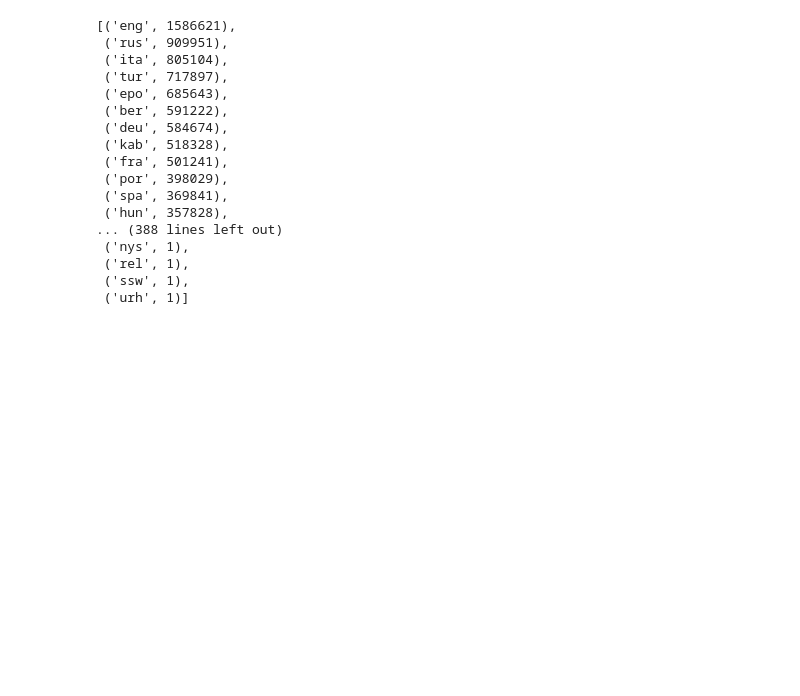
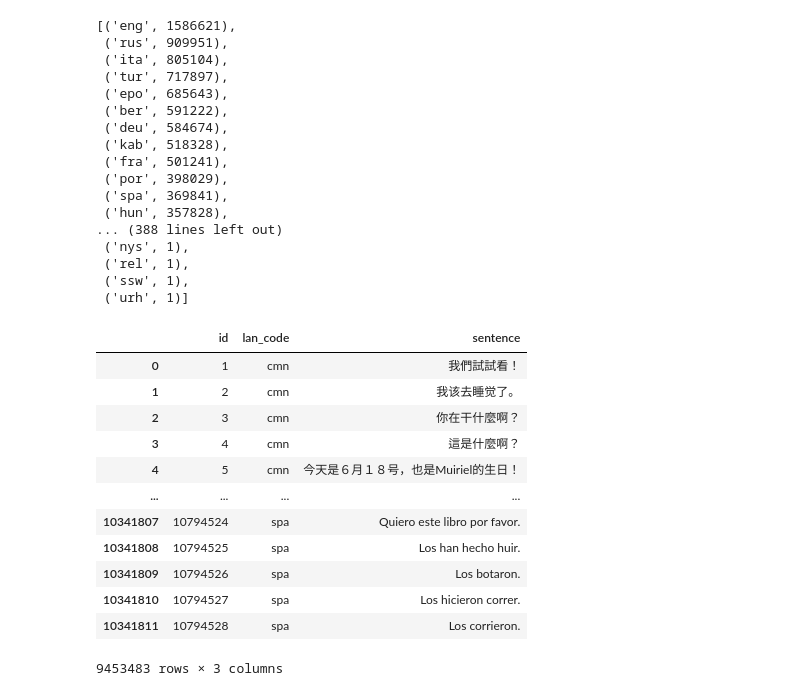
Before and after one commit to PiotrCenda/lang-detection, a Jupyter notebook: data_exploration.ipynb, the cells around one changed output. Cells and saved outputs as stored; diff of their text form; code cells hidden in the pictures; blank space fills up the shorter version.

```diff
--- a/data_exploration.ipynb
+++ b/data_exploration.ipynb
@@ -71,0 +85,16 @@ df_20.to_csv("data/sentences_top20.csv", sep='\t', encoding='utf-8')
+# %%
+df_20
+# %% [output]
+|  | id | lan_code | sentence |
+| 0 | 1 | cmn | 我們試試看！ |
+| 1 | 2 | cmn | 我该去睡觉了。 |
+| 2 | 3 | cmn | 你在干什麼啊？ |
+| 3 | 4 | cmn | 這是什麼啊？ |
+| 4 | 5 | cmn | 今天是６月１８号，也是Muiriel的生日！ |
+| ... | ... | ... | ... |
+| 10341807 | 10794524 | spa | Quiero este libro por favor. |
+| 10341808 | 10794525 | spa | Los han hecho huir. |
+| 10341809 | 10794526 | spa | Los botaron. |
+| 10341810 | 10794527 | spa | Los hicieron correr. |
+| 10341811 | 10794528 | spa | Los corrieron. |
+9453483 rows × 3 columns
```
Also changed, not shown: parts of 18 cells of this notebook, 1 other file.
